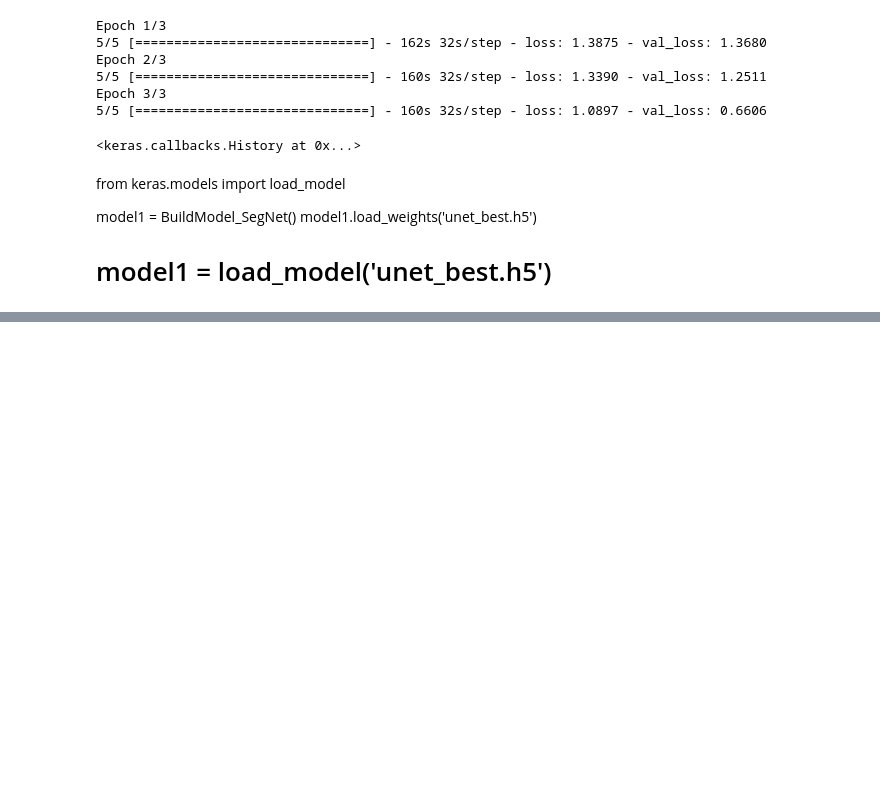
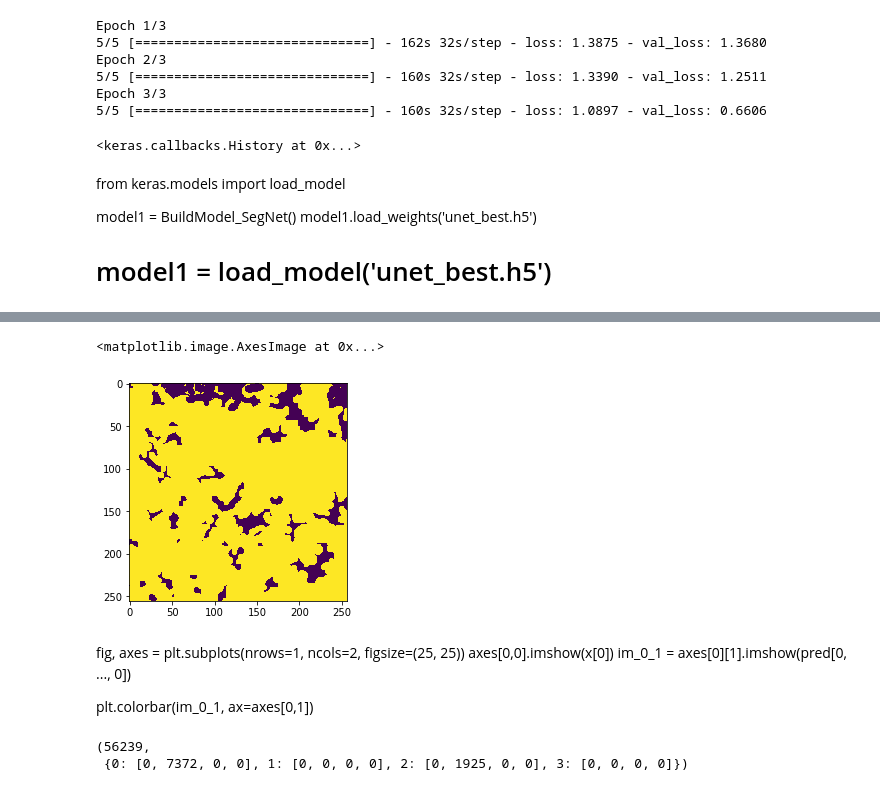
Before and after one commit to Ashgun/cv_fields_semantic-segmentation, a Jupyter notebook: train_unet.ipynb, the cells around one changed output, grey strips where cells are left out. Cells and saved outputs as stored; diff of their text form; code cells hidden in the pictures; blank space fills up the shorter version.

```diff
--- a/train_unet.ipynb
+++ b/train_unet.ipynb
@@ -392,0 +369,11 @@ ok_cnt,errors
+# %%
+plt.imshow(y[0, ..., 1])
+# %% [output]
+<matplotlib.image.AxesImage at 0x...>
+[figure, added]
+# %% [markdown]
+fig, axes = plt.subplots(nrows=1, ncols=2, figsize=(25, 25))
+axes[0,0].imshow(x[0])
+im_0_1 = axes[0][1].imshow(pred[0, ..., 0])
+
+plt.colorbar(im_0_1, ax=axes[0,1])
@@ -392,0 +384,5 @@ ok_cnt,errors
+# %%
+ok_cnt,errors
+# %% [output]
+(56239,
+ {0: [0, 7372, 0, 0], 1: [0, 0, 0, 0], 2: [0, 1925, 0, 0], 3: [0, 0, 0, 0]})
```
Also changed, not shown: parts of 21 cells of this notebook.
